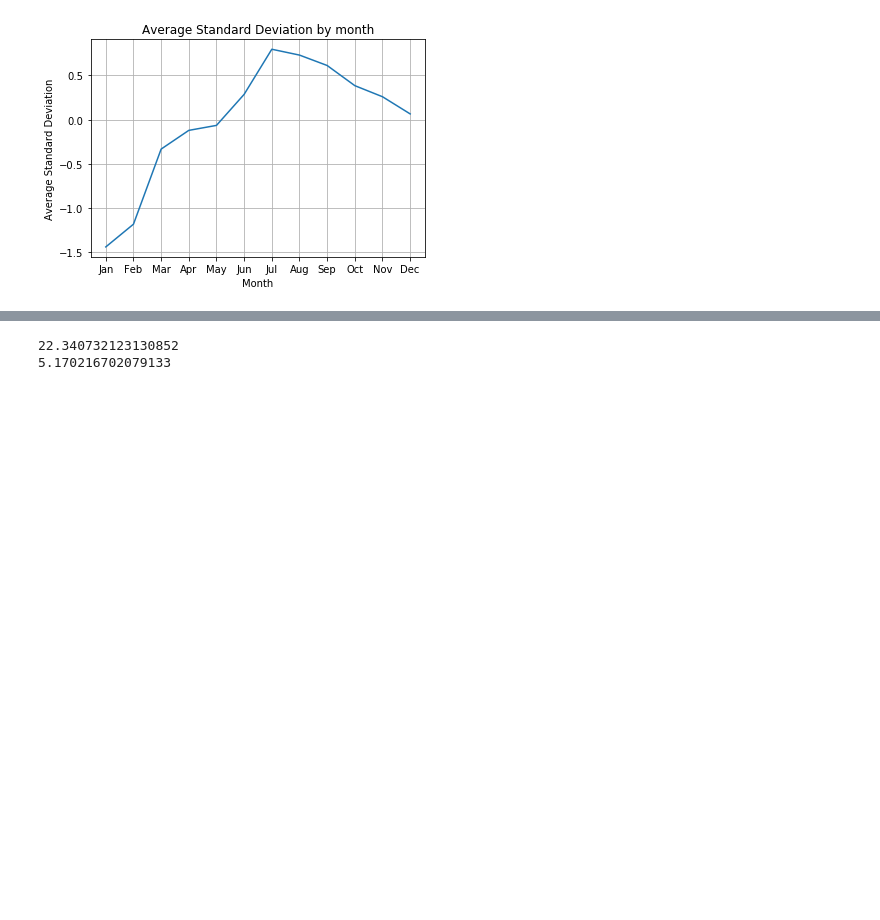
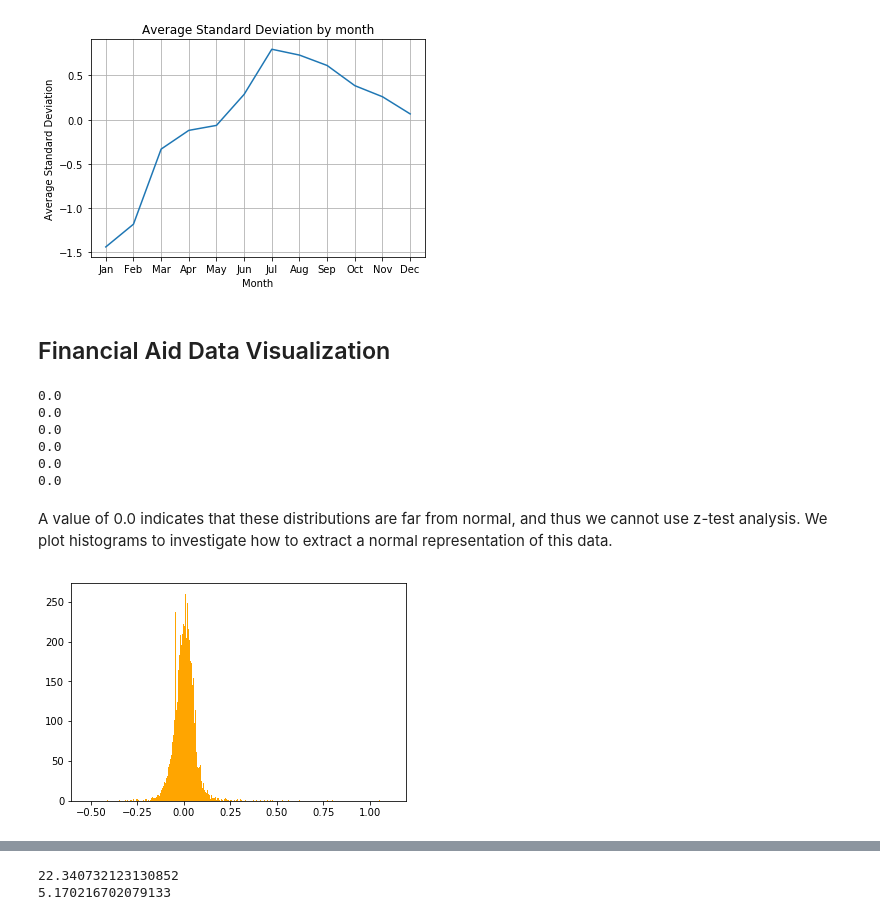
Before and after one commit to CheLinHuang/UCSD-Housing-Cost, a Jupyter notebook: FinalProject.ipynb, the cells around one changed output, grey strips where cells are left out. Saved outputs shown, nothing was run; the diff lists cells and outputs as text; code cells hidden in the pictures; blank space fills up the shorter version.

```diff
--- a/FinalProject.ipynb
+++ b/FinalProject.ipynb
@@ -119,0 +148,4 @@ for line in open('data.json','r'):
+# %%
+# read the json file
+
+df = pd.read_json('data.json',lines=True)
@@ -119,0 +173,7 @@ for line in open('data.json','r'):
+# %%
+# add any missing values from a following year
+for year in [2010,2011,2012,2013,2014,2015]:
+    for zpid in data[year]:
+        if zpid not in data[year+1]:
+            data[year+1][zpid] = data[year][zpid]
+            print("added data point from ", year)
@@ -119,0 +183,19 @@ for line in open('data.json','r'):
+# %%
+# initialize difference lists for each year pair
+# tot refers to the total range of years that we have grant
+# data for, 2011-2016
+diff_data = {"10_11":[], "11_12":[], "12_13":[], "13_14":[], "14_15":[], "15_16":[], "tot":[]}
+for zpid in data[2015]:
+    diff_data["15_16"].append((data[2016][zpid] - data[2015][zpid]) / data[2015][zpid])
+for zpid in data[2014]:
+    diff_data["14_15"].append((data[2015][zpid] - data[2014][zpid]) / data[2014][zpid])
+for zpid in data[2013]:
+    diff_data["13_14"].append((data[2014][zpid] - data[2013][zpid]) / data[2013][zpid])
+for zpid in data[2012]:
+    diff_data["12_13"].append((data[2013][zpid] - data[2012][zpid]) / data[2012][zpid])
+for zpid in data[2011]:
+    diff_data["11_12"].append((data[2012][zpid] - data[2011][zpid]) / data[2011][zpid])
+for zpid in data[2010]:
+    diff_data["10_11"].append((data[2011][zpid] - data[2010][zpid]) / data[2010][zpid])
+for zpid in data[2011]:
+    diff_data["tot"].append((data[2016][zpid]- data[2011][zpid]) / data[2011][zpid])
@@ -513,3 +725,35 @@ def findAnnualRateOfGrowth():
     p1 = (rent_dict_1[2016]/ rent_dict_1[2013])
     per_year = (pow(((p35 + p3 + p25 + p22+ p2 + p21 + p15 + p1)/ 8 ) ,.25) -1) * 100
     return per_year
+# %% [markdown]
+## Financial Aid Data Visualization
+# %%
+# Running a normality test on Home Data
+st_y11y12, p_y11y12 = normaltest(diff_data["11_12"])
+st_y12y13, p_y12y13 = normaltest(diff_data["12_13"])
+st_y13y14, p_y13y14 = normaltest(diff_data["13_14"])
+st_y14y15, p_y14y15 = normaltest(diff_data["14_15"])
+st_y15y16, p_y15y16 = normaltest(diff_data["15_16"])
+st_tot, p_tot = normaltest(diff_data["tot"])
+print(p_y11y12)
+print(p_y12y13)
+print(p_y13y14)
+print(p_y14y15)
+print(p_y15y16)
+print(p_tot)
+# %% [output]
+0.0
+0.0
+0.0
+0.0
+0.0
+0.0
+# %% [markdown]
+A value of 0.0 indicates that these distributions are far from normal, and thus we cannot use z-test analysis.
+We plot histograms to investigate how to extract a normal representation of this data.
+# %%
+# Plotting histograms of the distribution of the percent change in the price of houses from 2011 - 2012
+plt.hist(diff_data["11_12"], 1000, facecolor = 'orange')
+f2 = plt.gcf()
+# %% [output]
+[figure, added]
```
Also changed, not shown: parts of 50 cells of this notebook, 1 other file.
